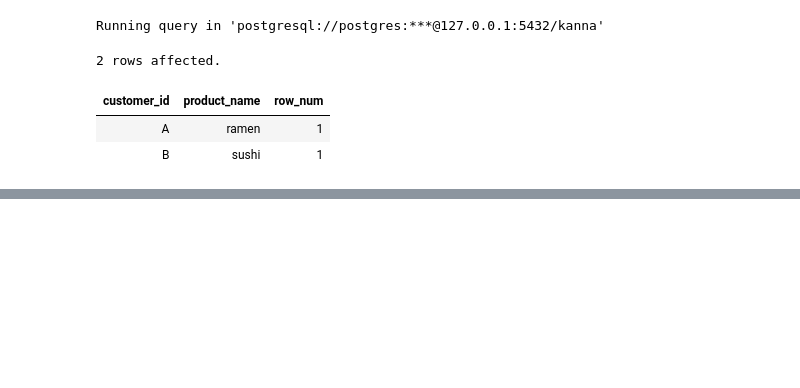
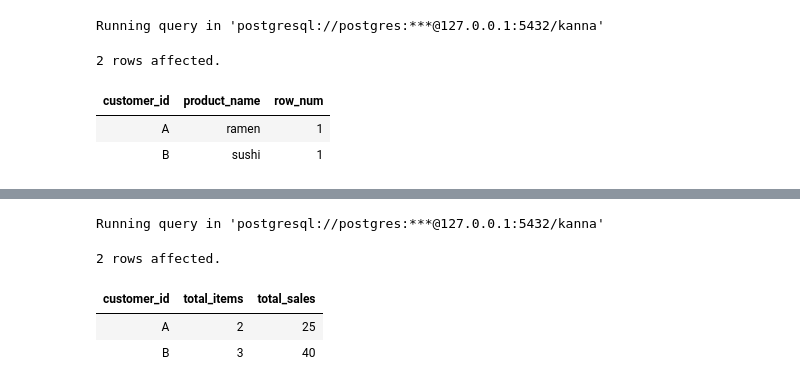
Before and after one commit to nithishsingh/My_Portfolio, a Jupyter notebook: SQL/8_Week_SQL_Challenge/Case Study 1 - Danny's Diner/Danny's_Diner.ipynb, the cells around one changed output, grey strips where cells are left out. Saved outputs shown, nothing was run; the diff lists cells and outputs as text; code cells hidden in the pictures; blank space fills up the shorter version.

```diff
--- a/SQL/8_Week_SQL_Challenge/Case Study 1 - Danny's Diner/Danny's_Diner.ipynb
+++ b/SQL/8_Week_SQL_Challenge/Case Study 1 - Danny's Diner/Danny's_Diner.ipynb
@@ -578,0 +702,26 @@ Running query in 'postgresql://postgres:***@127.0.0.1:5432/kanna'
+# %%
+%%sql
+
+SELECT s.customer_id,
+        COUNT(s.product_id) as total_items,
+        sum(m.price) as total_sales
+FROM
+dannys_diner.sales s
+JOIN
+dannys_diner.menu m
+ON
+s.product_id = m.product_id
+JOIN
+dannys_diner.members mm
+ON
+s.customer_id = mm.customer_id
+WHERE
+s.order_date < mm.join_date
+GROUP BY s.customer_id
+ORDER BY s.customer_id
+# %% [output]
+Running query in 'postgresql://postgres:***@127.0.0.1:5432/kanna'
+2 rows affected.
+| customer_id | total_items | total_sales |
+| A | 2 | 25 |
+| B | 3 | 40 |
```
Also changed, not shown: parts of 27 cells of this notebook, 4 other files.
